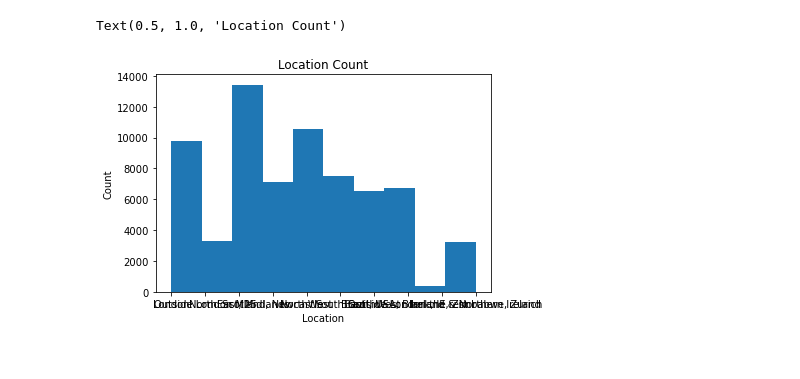
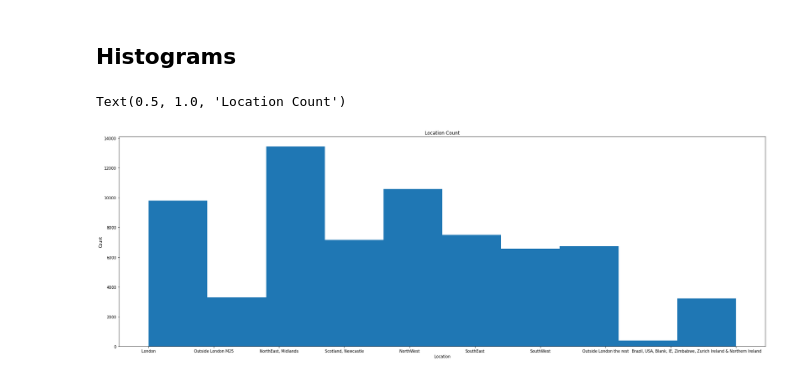
Before and after one commit to Rushayeal/Dissertation, a Jupyter notebook: Source/Data Exploration.ipynb, the cells around one changed output. Saved outputs shown, nothing was run; the diff lists cells and outputs as text; code cells hidden in the pictures.

```diff
--- a/Source/Data Exploration.ipynb
+++ b/Source/Data Exploration.ipynb
@@ -12,11 +14,14 @@ df_sales.head(5)
 | 2 | 1-11-2015 | 11 | 4 | 2015 | 1 | Injection 1 | Dermafiller | Pharmacy 2 | Outside London M25 |
 | 3 | 1-11-2015 | 11 | 4 | 2015 | 1 | Injection 2 | Dermafiller | Pharmacy 2 | Outside London M25 |
 | 4 | 1-11-2015 | 11 | 4 | 2015 | 4 | Injection 14 | Skinbooster | Pharmacy 2 | NorthEast, Midlands |
+# %% [markdown]
+## Histograms
 # %%
+plt.figure(figsize=(30,10))
 plt.hist(df_sales.Location)
 plt.xlabel("Location")
 plt.ylabel("Count")
 plt.title("Location Count")
 # %% [output]
 Text(0.5, 1.0, 'Location Count')
-[figure, old version]
+[figure, new version]
```
Also changed, not shown: parts of 30 cells of this notebook, 14 other files.
